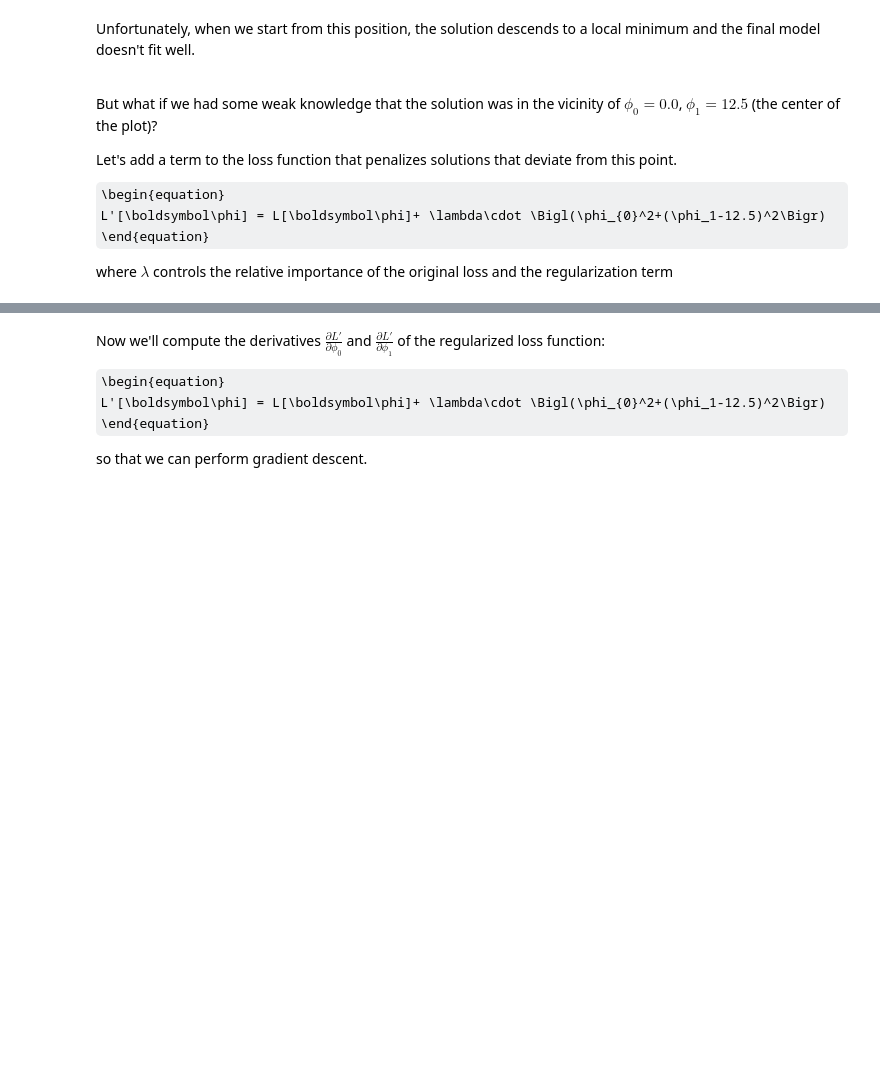
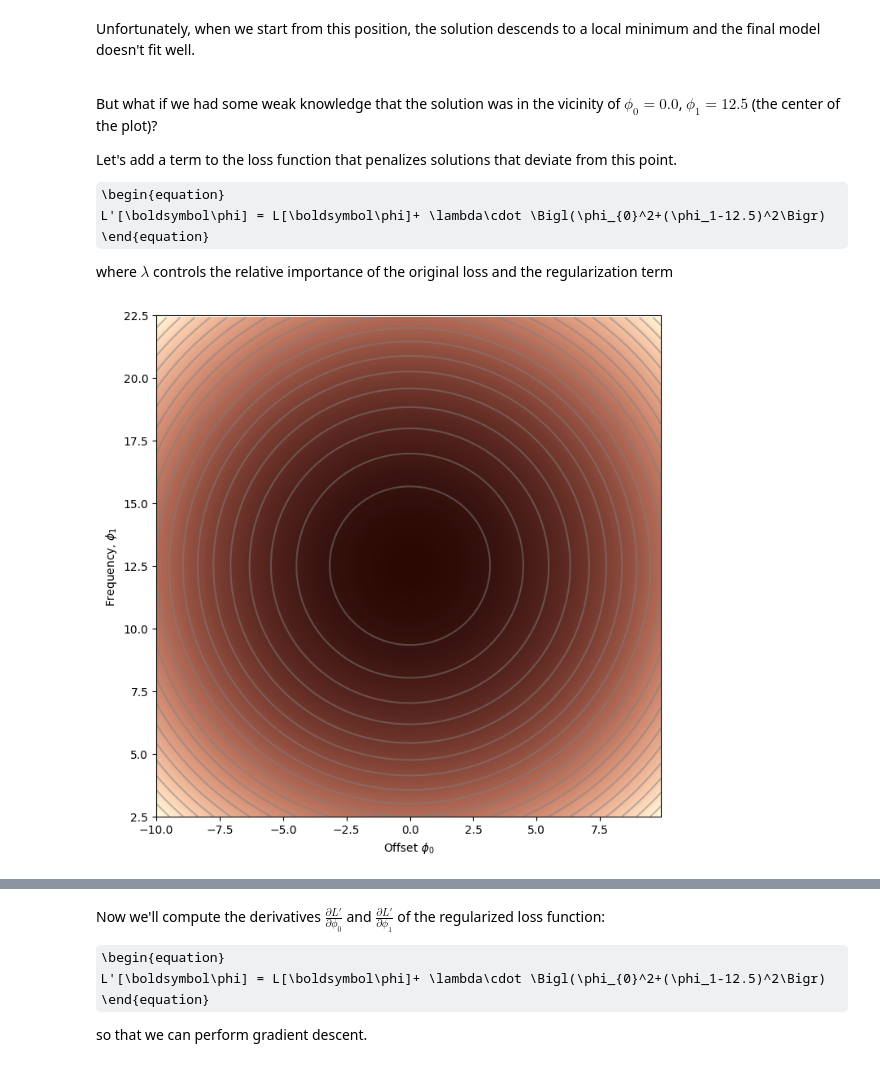
Before and after one commit to udlbook/udlbook, a Jupyter notebook: Notebooks/Chap09/9_1_L2_Regularization.ipynb, the cells around one changed output, grey strips where cells are left out. Cells and saved outputs as stored; diff of their text form; code cells hidden in the pictures; some formulas as TeX source; blank space fills up the shorter version.

```diff
--- a/Notebooks/Chap09/9_1_L2_Regularization.ipynb
+++ b/Notebooks/Chap09/9_1_L2_Regularization.ipynb
@@ -89,7 +91,7 @@ def draw_loss_function(compute_loss, data,  model, my_colormap, phi_iters = None
   if phi_iters is not None:
     ax.plot(phi_iters[0,:], phi_iters[1,:],'go-')
   ax.set_ylim([2.5,22.5])
-  ax.set_xlabel('Offset $\phi_{0}$'); ax.set_ylabel('Frequency, $\phi_{1}$')
+  ax.set_xlabel('Offset $\\phi_{0}$'); ax.set_ylabel('Frequency, $\\phi_{1}$')
   plt.show()
 # %%
 draw_loss_function(compute_loss, data, model, my_colormap)
@@ -173,8 +186,7 @@ where $\lambda$ controls the relative importance of the original loss and the re
 # Computes the regularization term
 def compute_reg_term(phi0,phi1):
   # TODO compute the regularization term (term in large brackets in the above equation)
-  # Replace this line
-  reg_term = 0.0
+  reg_term = phi0**2 + (phi1 - 12.5)**2
 
   return reg_term ;
 
@@ -190,24 +202,26 @@ def compute_loss2(data_x, data_y, model, phi, lambda_):
 # %%
 # Code to draw the regularization function
 def draw_reg_function():
 
   # Make grid of offset/frequency values to plot
   offsets_mesh, freqs_mesh = np.meshgrid(np.arange(-10,10.0,0.1), np.arange(2.5,22.5,0.1))
   loss_mesh = np.zeros_like(freqs_mesh)
   # Compute loss for every set of parameters
   for idslope, slope in np.ndenumerate(freqs_mesh):
      loss_mesh[idslope] = compute_reg_term(offsets_mesh[idslope], slope)
 
   fig,ax = plt.subplots()
   fig.set_size_inches(8,8)
   ax.contourf(offsets_mesh,freqs_mesh,loss_mesh,256,cmap=my_colormap)
   ax.contour(offsets_mesh,freqs_mesh,loss_mesh,20,colors=['#80808080'])
   ax.set_ylim([2.5,22.5])
-  ax.set_xlabel('Offset $\phi_{0}$'); ax.set_ylabel('Frequency, $\phi_{1}$')
+  ax.set_xlabel('Offset $\\phi_{0}$'); ax.set_ylabel('Frequency, $\\phi_{1}$')
   plt.show()
 
 # Draw the regularization function.  It should look similar to figure 9.1b
 draw_reg_function()
+# %% [output]
+[figure, added]
 # %%
 # Code to draw loss function with regularization
 def draw_loss_function_reg(data,  model, lambda_, my_colormap, phi_iters = None):
```
Also changed, not shown: parts of 6 cells of this notebook.
